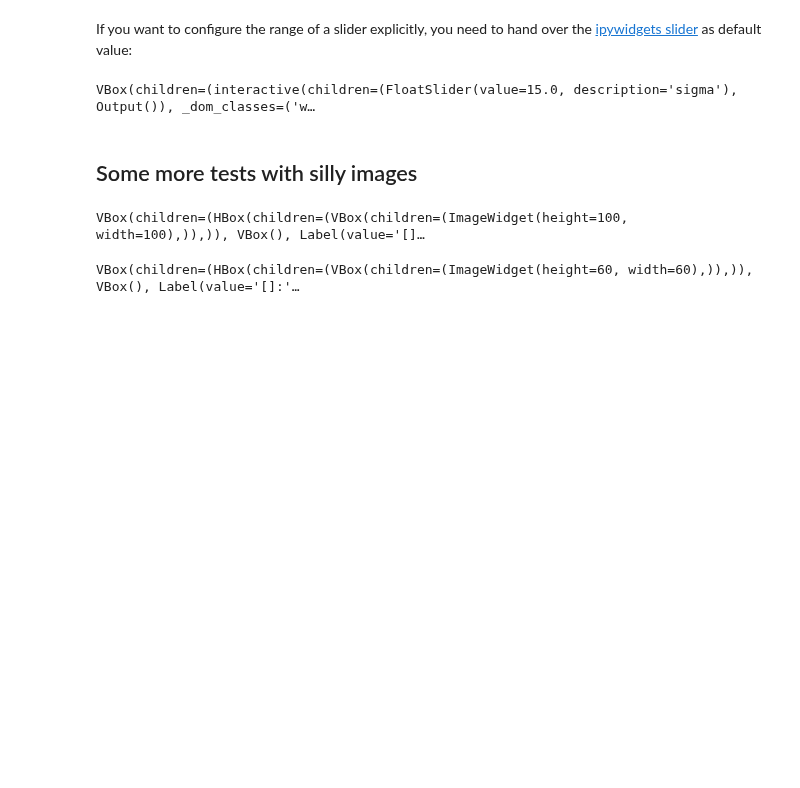
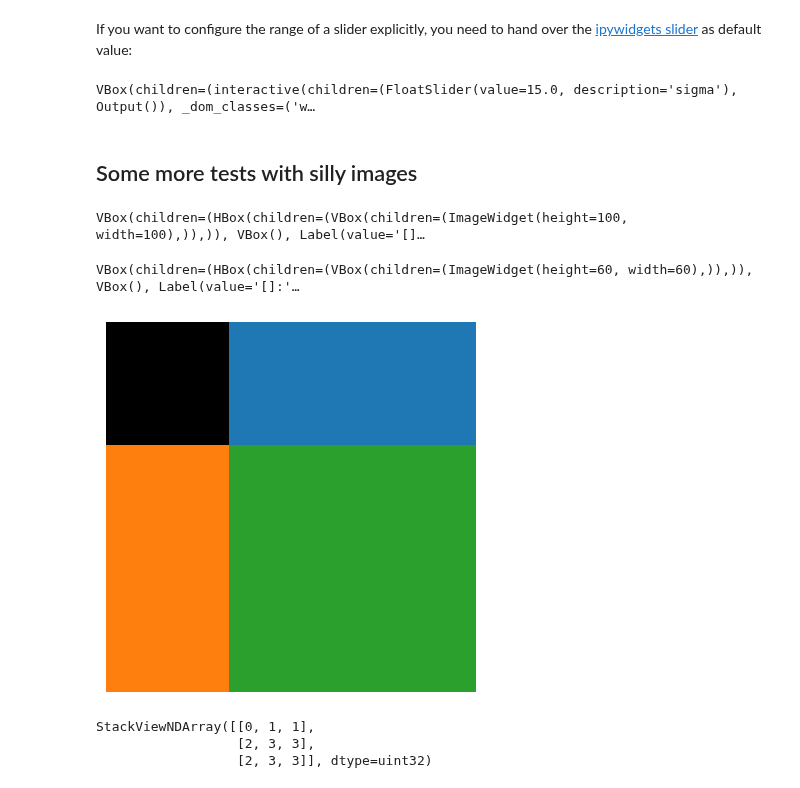
Before and after one commit to haesleinhuepf/stackview, a Jupyter notebook: docs/demo.ipynb, the cells around one changed output. Cells and saved outputs as stored; diff of their text form; code cells hidden in the pictures; blank space fills up the shorter version.

Commit message:
make imshow and insight nD-compatible

```diff
--- a/docs/demo.ipynb
+++ b/docs/demo.ipynb
@@ -287,3 +287,13 @@ silly_image[1:] = silly_image[1:] + 2
 stackview.picker(silly_image.astype(np.uint32), zoom_factor=20)
 # %% [output]
 VBox(children=(HBox(children=(VBox(children=(ImageWidget(height=60, width=60),)),)), VBox(), Label(value='[]:'…
+# %%
+stackview.imshow(silly_image.astype(np.uint32))
+# %% [output]
+[figure, added]
+# %%
+stackview.insight(silly_image.astype(np.uint32))
+# %% [output]
+StackViewNDArray([[0, 1, 1],
+                  [2, 3, 3],
+                  [2, 3, 3]], dtype=uint32)
```
Also changed, not shown: 3 other files.
